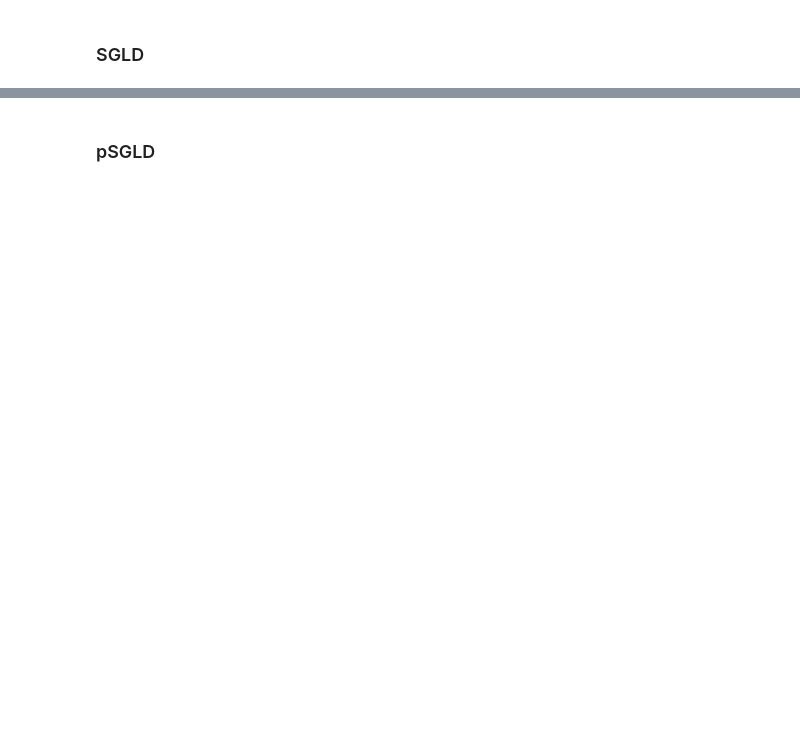
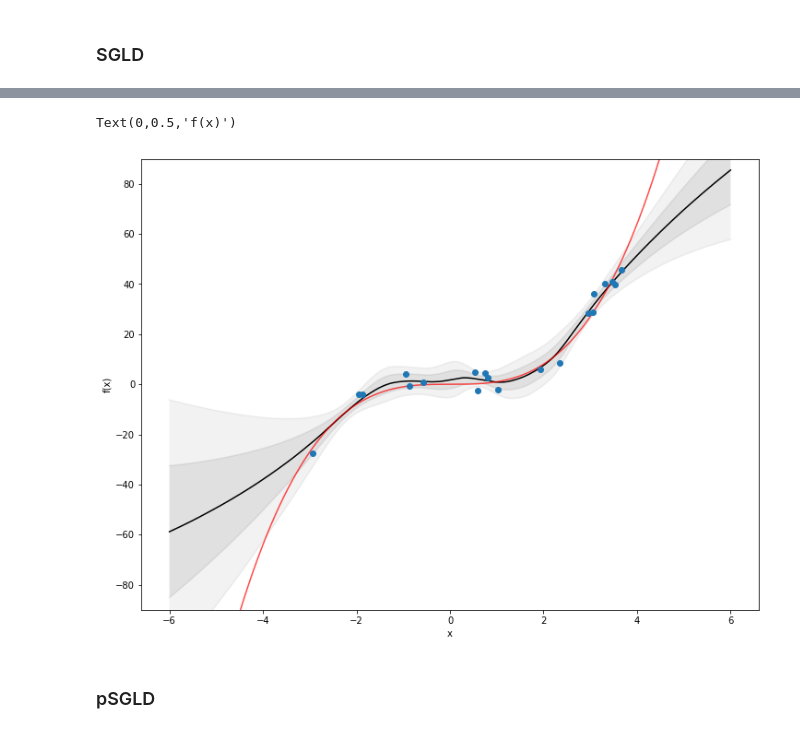
Before and after one commit to GitM0j0/KSGFS, a Jupyter notebook: toy_regression.ipynb, the cells around one changed output, grey strips where cells are left out. Cells and saved outputs as stored; diff of their text form; code cells hidden in the pictures; blank space fills up the shorter version.

```diff
--- a/toy_regression.ipynb
+++ b/toy_regression.ipynb
@@ -115,25 +147,30 @@ for epoch in range(10000):
 # %%
 upper1 = np.mean(predictions[:,1:].detach().numpy(),1) + np.std(predictions[:,1:].detach().numpy(),1)
 upper2 = np.mean(predictions[:,1:].detach().numpy(),1) + 2 * np.std(predictions[:,1:].detach().numpy(),1)
 upper3 = np.mean(predictions[:,1:].detach().numpy(),1) + 3 * np.std(predictions[:,1:].detach().numpy(),1)
 lower1 = np.mean(predictions[:,1:].detach().numpy(),1) - np.std(predictions[:,1:].detach().numpy(),1)
 lower2 = np.mean(predictions[:,1:].detach().numpy(),1) - 2 * np.std(predictions[:,1:].detach().numpy(),1)
 lower3 = np.mean(predictions[:,1:].detach().numpy(),1) - 3 * np.std(predictions[:,1:].detach().numpy(),1)
 
 
 plt.figure(figsize=(12,9))
 plt.plot(grid,np.mean(predictions[:,1:].detach().numpy(),1),'black')
 # plt.plot(grid,upper3,'black')
 plt.plot(grid,upper2,'gray',alpha=0.1)
 plt.plot(grid,upper1,'gray',alpha=0.15)
 plt.plot(grid,lower1,'gray', alpha=0.15)
 plt.plot(grid,lower2,'gray',alpha=0.1)
 # plt.plot(grid,lower3,'black')
 plt.fill_between(grid.squeeze(),lower1, upper1, facecolor='gray', alpha=0.15,interpolate=True)
 plt.fill_between(grid.squeeze(),lower2, upper2, facecolor='gray', alpha=0.1,interpolate=True)
 plt.plot(grid,grid ** 3,'r', alpha=0.7)
 plt.plot(x.numpy(),y.numpy(), 'o')
 plt.ylim(-90,90)
+plt.xlabel('x')
+plt.ylabel('f(x)')
+# %% [output]
+Text(0,0.5,'f(x)')
+[figure, added]
 # %% [markdown]
 ### pSGLD
 # %%
```
Also changed, not shown: parts of 20 cells of this notebook, 1 other file.
